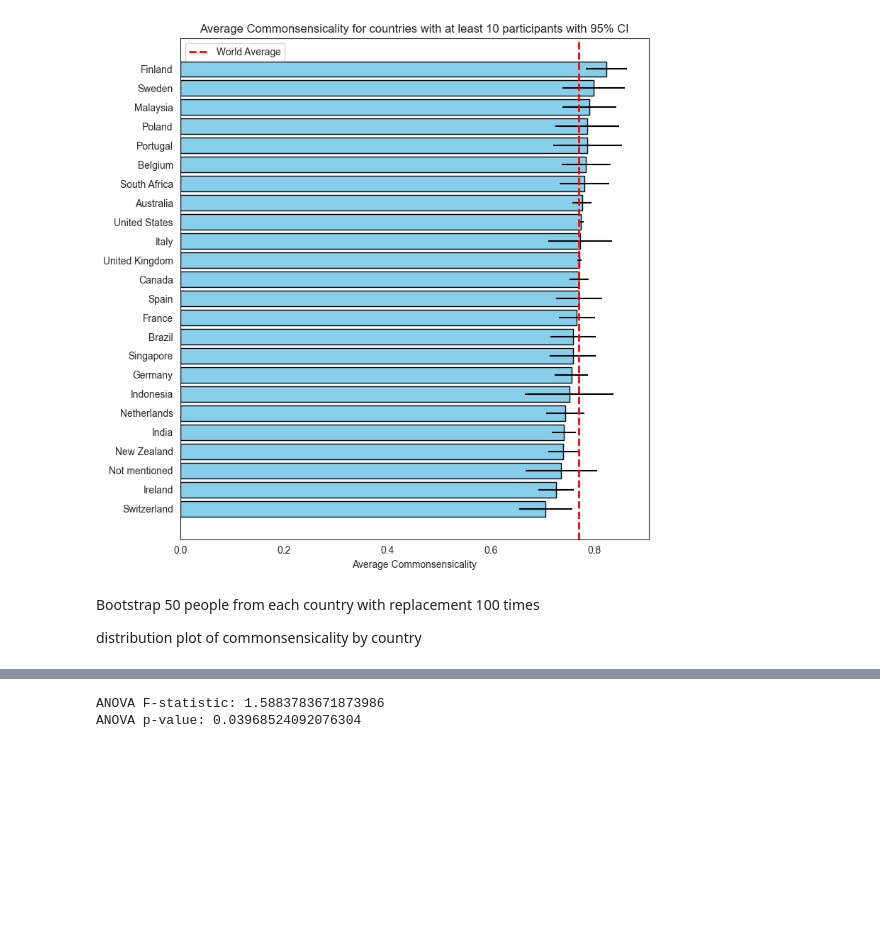
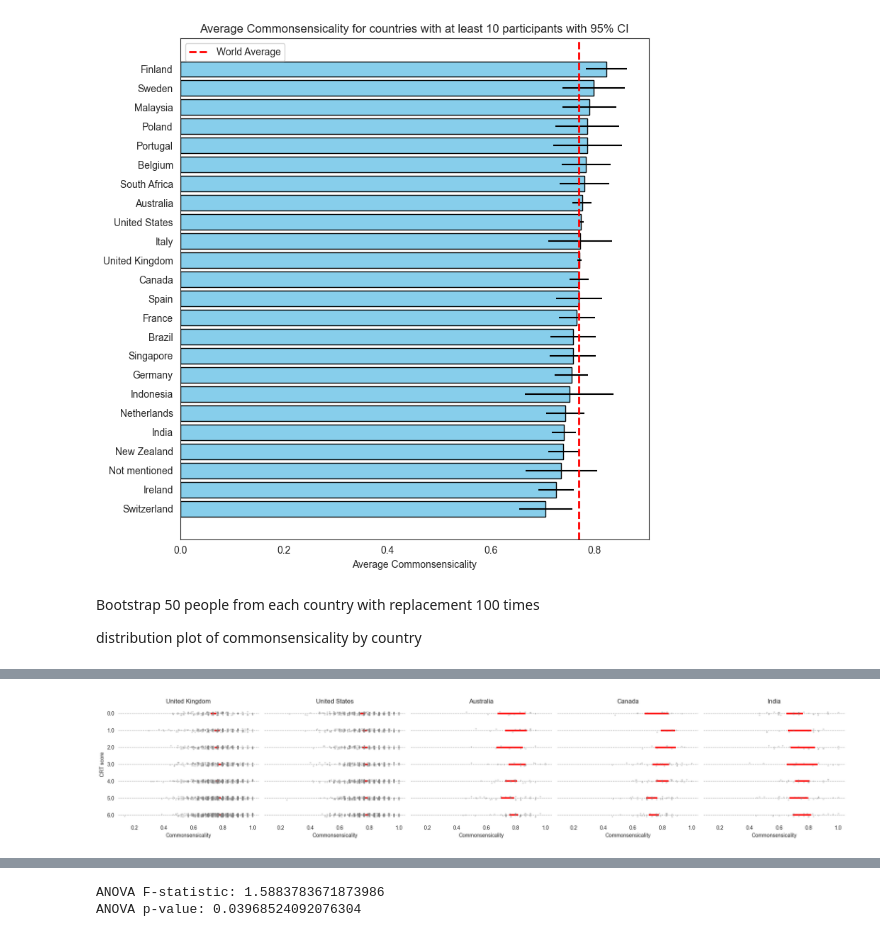
Before and after one commit to Watts-Lab/commonsense-data, a Jupyter notebook: .scripts/dashboard.ipynb, the cells around one changed output, grey strips where cells are left out. Cells and saved outputs as stored; diff of their text form; code cells hidden in the pictures; blank space fills up the shorter version.

```diff
--- a/.scripts/dashboard.ipynb
+++ b/.scripts/dashboard.ipynb
@@ -1051,0 +1129,85 @@ The `scale` parameter is deprecated and will be removed in v0.15.0. You can now
+# %%
+from scipy import stats
+
+
+country_counts = df["country_reside"].value_counts()  # already descending order
+valid_countries = country_counts[country_counts > 60].index.tolist()
+
+df_filtered = df[df["country_reside"].isin(valid_countries)]
+
+# 2. Create the FacetGrid using seaborn and specify col_order to control facet order
+g = sns.FacetGrid(
+    df_filtered,
+    col="country_reside",
+    col_wrap=6,
+    sharex=True,
+    sharey=True,
+    height=4,
+    col_order=valid_countries    # ordering facets by descending counts (most entries first)
+)
+
+# 3. Map the stripplot on the FacetGrid
+g.map_dataframe(
+    sns.stripplot,
+    x="commonsensicality",
+    y="crt_score",
+    color="gray",
+    alpha=0.3,
+    size=3,
+    orient="h",
+)
+
+g.set_axis_labels("Commonsensicality", "CRT score")
+
+# 4. Loop over each facet to overlay the red thick horizontal line and customize axes
+for ax in g.axes.flat:
+    # Remove the axis spines (borders) and add horizontal gridlines
+    for spine in ax.spines.values():
+        spine.set_visible(False)
+    ax.grid(axis="y", linestyle="--", color="gray", alpha=0.7)
+
+    # Extract the current country from the title
+    title = ax.get_title()
+    if "=" in title:
+        country = title.split(" = ")[-1].strip()
+    else:
+        country = title
+
+    # Print the country (for debugging) and reset the title to just the country name
+    print(country)
+    ax.set_title(country)
+
+    # Filter the data for this country
+    sub_df = df_filtered[df_filtered["country_reside"] == country]
+
+    # Group data by the discrete CRT score and compute statistics for commonsensicality
+    stats_df = (
+        sub_df.groupby("crt_score")["commonsensicality"]
+        .agg(["mean", "std", "count"])
+        .reset_index()
+    )
+
+    # Calculate standard error and 95% confidence interval
+    stats_df["sem"] = stats_df["std"] / np.sqrt(stats_df["count"])
+    stats_df["ci"] = stats_df.apply(
+        lambda row: (
+            row["sem"] * stats.t.ppf((1 + 0.95) / 2.0, row["count"] - 1)
+            if row["count"] > 1
+            else 0
+        ),
+        axis=1,
+    )
+
+    # Draw a thick horizontal red line for each CRT score (with 95% CI intervals)
+    ax.hlines(
+        y=stats_df["crt_score"],
+        xmin=stats_df["mean"] - stats_df["ci"],
+        xmax=stats_df["mean"] + stats_df["ci"],
+        colors="red",
+        linestyles="solid",
+        linewidth=3,
+    )
+
+plt.tight_layout()
+plt.show()
+# %% [output]
@@ -1051,0 +1219 @@ The `scale` parameter is deprecated and will be removed in v0.15.0. You can now
+[figure, added]
```
Also changed, not shown: parts of 31 cells of this notebook, 1 other file.
